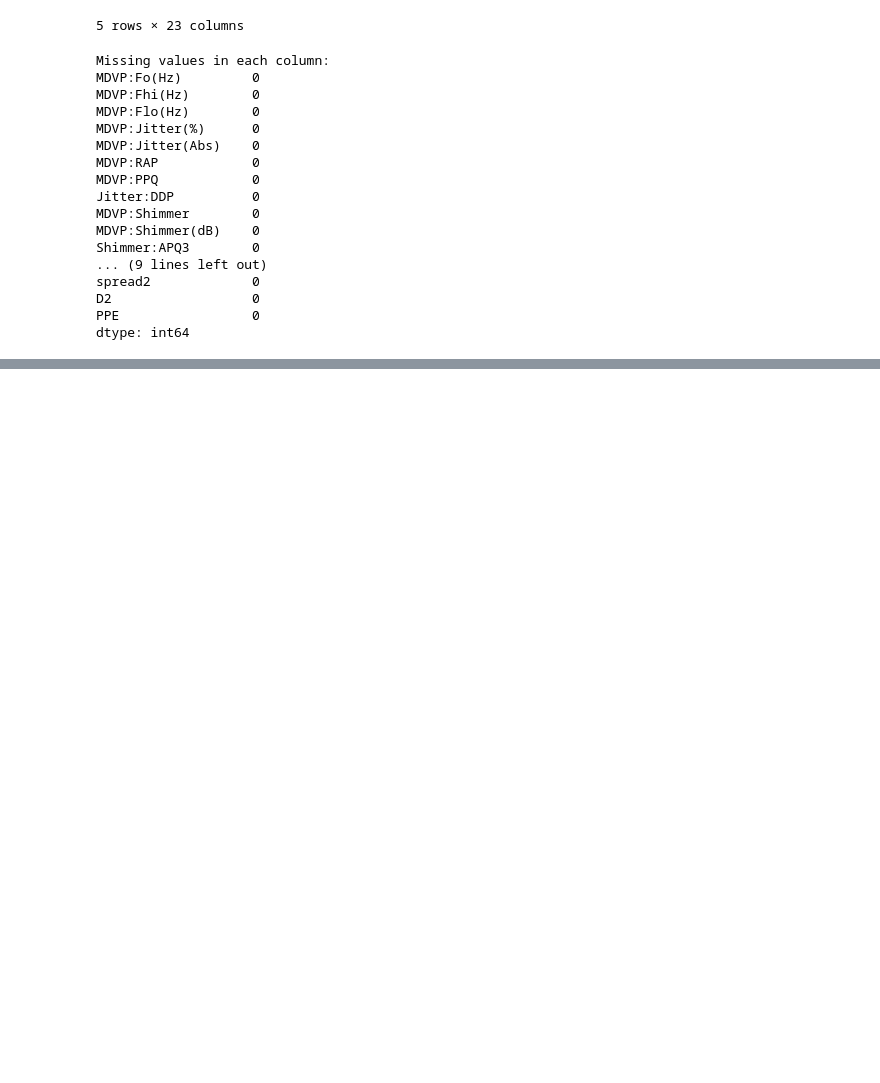
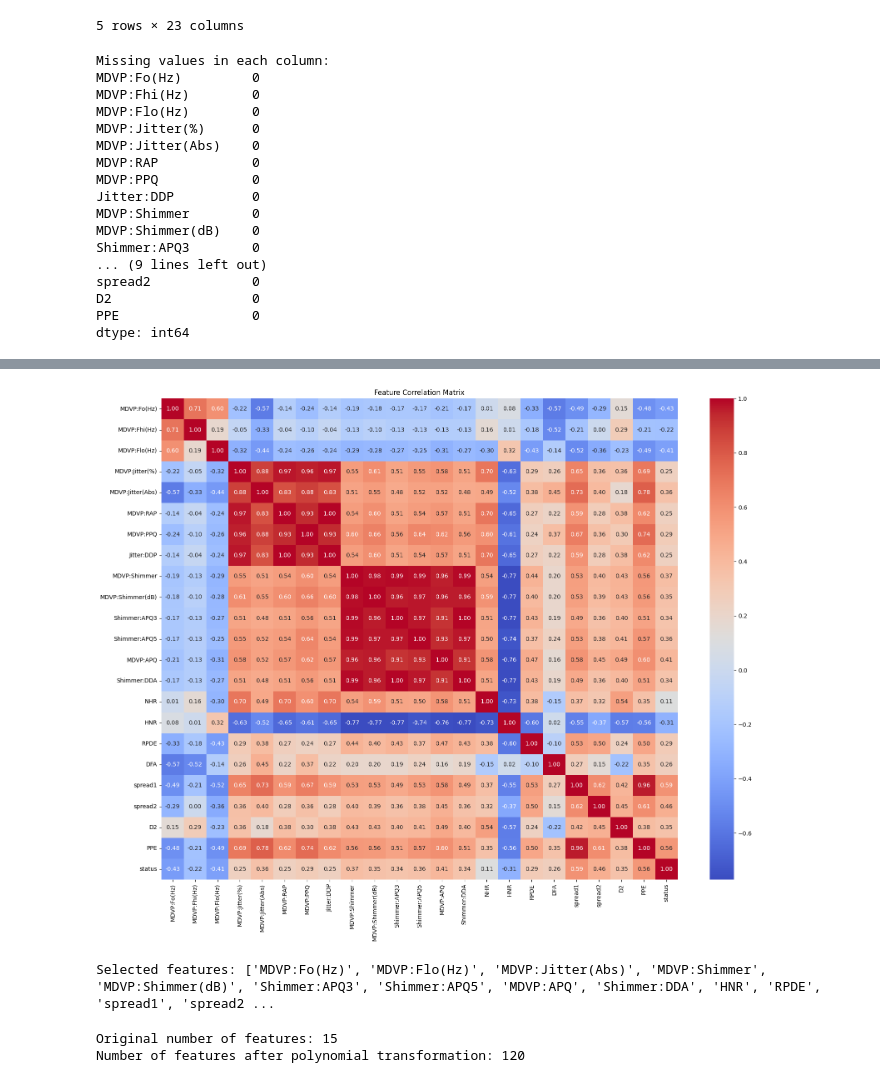
Before and after one commit to siamrana2321/Parkinsons_Disease_Prediction, a Jupyter notebook: parkinsons.ipynb, the cells around one changed output, grey strips where cells are left out. Drawn from its saved outputs; the diff is of its cells as text; code cells hidden in the pictures; blank space fills up the shorter version.

```diff
--- a/parkinsons.ipynb
+++ b/parkinsons.ipynb
@@ -115,0 +139,33 @@ X_train, X_test, y_train, y_test = train_test_split(X_scaled, y, test_size=0.25,
+# %%
+# Correlation analysis
+# Create a temporary dataframe for correlation analysis
+temp_df = pd.DataFrame(X_train, columns=X.columns)
+temp_df['status'] = y_train.reset_index(drop=True)
+
+plt.figure(figsize=(20, 15))
+sns.heatmap(temp_df.corr(), annot=True, cmap='coolwarm', fmt='.2f')
+plt.title('Feature Correlation Matrix')
+plt.show()
+# %% [output]
+[figure, added]
+# %%
+# Select top k features based on ANOVA F-value
+selector = SelectKBest(f_classif, k=15)
+X_train_selected = selector.fit_transform(X_train, y_train)
+X_test_selected = selector.transform(X_test)
+
+selected_features = X.columns[selector.get_support()]
+print(f"Selected features: {list(selected_features)}")
+# %% [output]
+Selected features: ['MDVP:Fo(Hz)', 'MDVP:Flo(Hz)', 'MDVP:Jitter(Abs)', 'MDVP:Shimmer', 'MDVP:Shimmer(dB)', 'Shimmer:APQ3', 'Shimmer:APQ5', 'MDVP:APQ', 'Shimmer:DDA', 'HNR', 'RPDE', 'spread1', 'spread2 ...
+# %%
+# Create polynomial features (degree=2)
+poly = PolynomialFeatures(degree=2, interaction_only=True, include_bias=False)
+X_train_poly = poly.fit_transform(X_train_selected)
+X_test_poly = poly.transform(X_test_selected)
+
+print(f"Original number of features: {X_train_selected.shape[1]}")
+print(f"Number of features after polynomial transformation: {X_train_poly.shape[1]}")
+# %% [output]
+Original number of features: 15
+Number of features after polynomial transformation: 120
```
Also changed, not shown: parts of 12 cells of this notebook.
